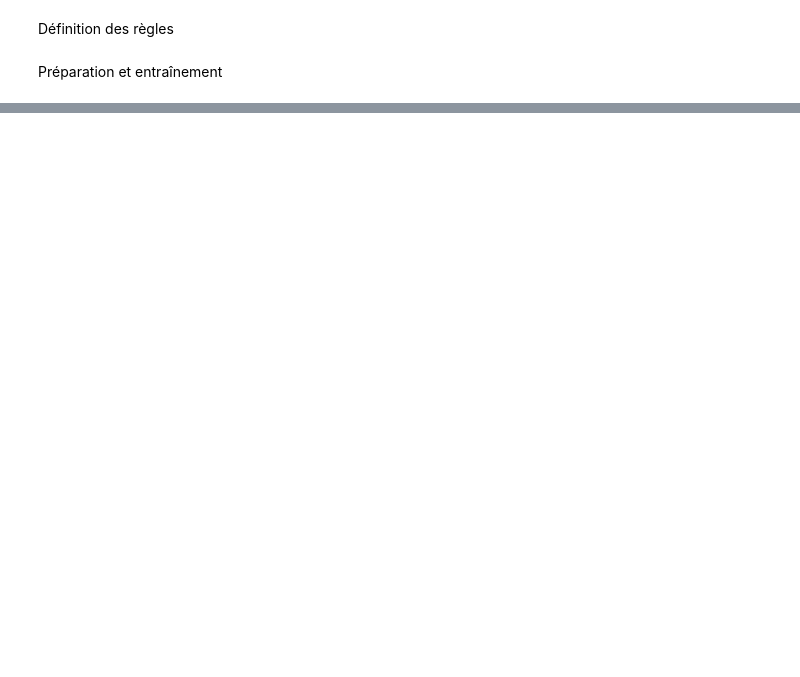
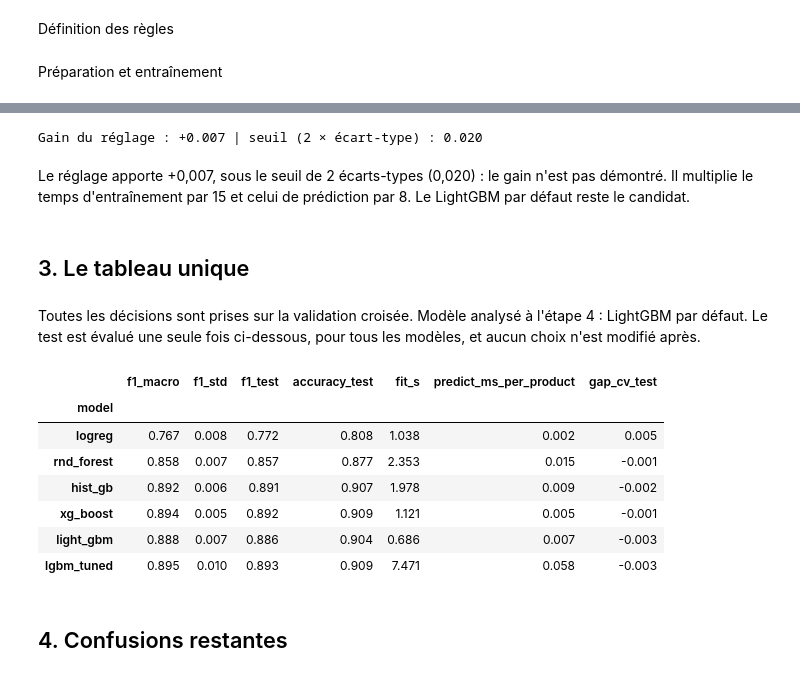
Before and after one commit to RedlineM2I/nutriscope, a Jupyter notebook: notebooks/methodes_ensemble.ipynb, the cells around one changed output, grey strips where cells are left out. Cells and saved outputs as stored; diff of their text form; code cells hidden in the pictures; blank space fills up the shorter version.

```diff
--- a/notebooks/methodes_ensemble.ipynb
+++ b/notebooks/methodes_ensemble.ipynb
@@ -168,0 +186,7 @@ display(pd.DataFrame(results).set_index("model").round(3))
+# %%
+from lightgbm import LGBMClassifier
+
+light_gbm = Pipeline([("prep", prep_pipeline), ("model", LGBMClassifier(random_state=42, verbose=-1))])
+results.append(evaluate_cv("light_gbm", light_gbm, X_train))
+
+display(pd.DataFrame(results).set_index("model").round(3))
@@ -168,0 +284,6 @@ display(pd.DataFrame(results).set_index("model").round(3))
+# %%
+lgbm_tuned = Pipeline([("prep", prep_pipeline),
+                       ("model", LGBMClassifier(random_state=42, verbose=-1, **study.best_params))])
+results.append(evaluate_cv("lgbm_tuned", lgbm_tuned, X_train))
+
+display(pd.DataFrame(results).set_index("model").round(3))
@@ -168,0 +299,57 @@ display(pd.DataFrame(results).set_index("model").round(3))
+# %%
+res = pd.DataFrame(results).set_index("model")
+
+gain = res.loc["lgbm_tuned", "f1_macro"] - res.loc["light_gbm", "f1_macro"]
+threshold = 2 * max(res.loc["lgbm_tuned", "f1_std"], res.loc["light_gbm", "f1_std"])
+
+print(f"Gain du réglage : {gain:+.3f} | seuil (2 × écart-type) : {threshold:.3f}")
+# %% [output]
+Gain du réglage : +0.007 | seuil (2 × écart-type) : 0.020
+# %% [markdown]
+Le réglage apporte +0,007, sous le seuil de 2 écarts-types (0,020) : le gain n'est pas démontré. Il multiplie le temps d'entraînement par 15 et celui de prédiction par 8. Le LightGBM par défaut reste le candidat.
+# %% [markdown]
+## 3. Le tableau unique
+# %% [markdown]
+Toutes les décisions sont prises sur la validation croisée. Modèle analysé à l'étape 4 : LightGBM par défaut. Le test est évalué une seule fois ci-dessous, pour tous les modèles, et aucun choix n'est modifié après.
+# %%
+from sklearn.metrics import accuracy_score
+
+test = df[df["split"] == "test"]
+X_test = test[FEATURES]
+y_test = label_encoder.transform(test["nutriscore_grade"])
+
+models = {"logreg": logreg, "rnd_forest": rnd_forest, "hist_gb": hist_gb,
+          "xg_boost": xg_boost, "light_gbm": light_gbm, "lgbm_tuned": lgbm_tuned}
+
+test_rows = []
+for name, model in models.items():
+    start = time.perf_counter()
+    model.fit(X_train, y_train)
+    fit_s = time.perf_counter() - start
+
+    start = time.perf_counter()
+    pred = model.predict(X_test)
+    predict_s = time.perf_counter() - start
+
+    test_rows.append({
+        "model": name,
+        "f1_test": f1_score(y_test, pred, average="macro"),
+        "accuracy_test": accuracy_score(y_test, pred),
+        "fit_s": fit_s,
+        "predict_ms_per_product": 1000 * predict_s / len(X_test),
+    })
+
+final = res[["f1_macro", "f1_std"]].join(pd.DataFrame(test_rows).set_index("model"))
+final["gap_cv_test"] = final["f1_test"] - final["f1_macro"]
+display(final.round(3))
+# %% [output]
+|  | f1_macro | f1_std | f1_test | accuracy_test | fit_s | predict_ms_per_product | gap_cv_test |
+| model |  |  |  |  |  |  |  |
+| logreg | 0.767 | 0.008 | 0.772 | 0.808 | 1.038 | 0.002 | 0.005 |
+| rnd_forest | 0.858 | 0.007 | 0.857 | 0.877 | 2.353 | 0.015 | -0.001 |
+| hist_gb | 0.892 | 0.006 | 0.891 | 0.907 | 1.978 | 0.009 | -0.002 |
+| xg_boost | 0.894 | 0.005 | 0.892 | 0.909 | 1.121 | 0.005 | -0.001 |
+| light_gbm | 0.888 | 0.007 | 0.886 | 0.904 | 0.686 | 0.007 | -0.003 |
+| lgbm_tuned | 0.895 | 0.010 | 0.893 | 0.909 | 7.471 | 0.058 | -0.003 |
+# %% [markdown]
+## 4. Confusions restantes
```
Also changed, not shown: parts of 13 cells of this notebook.
